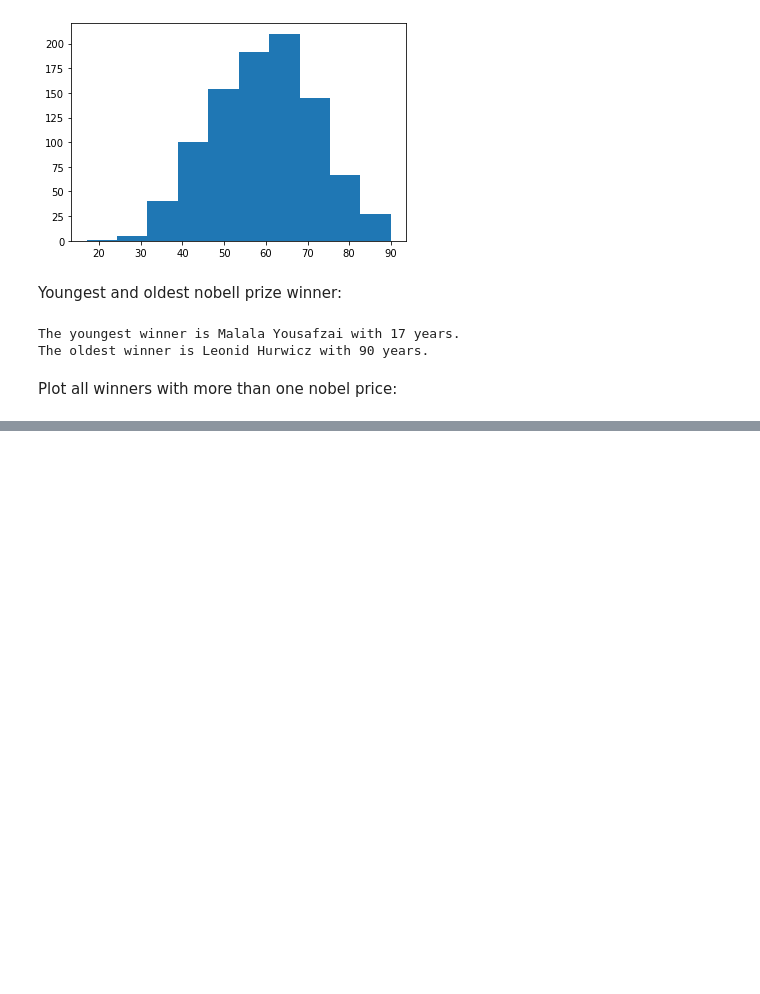
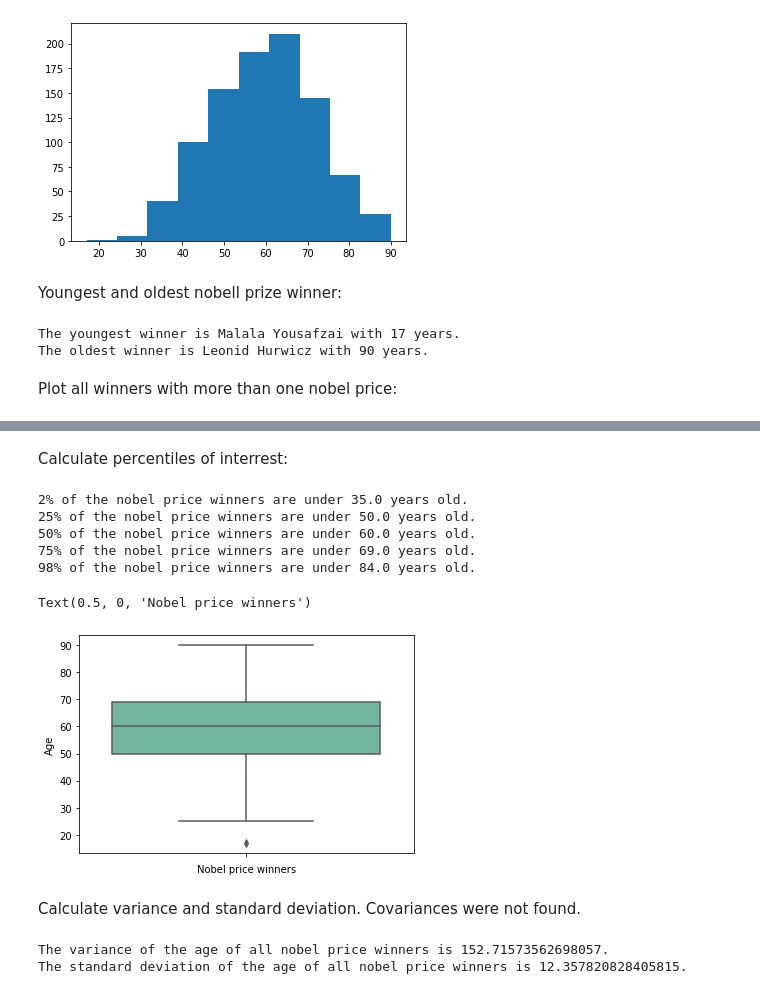
Before and after one commit to florianfrey1/vorlesung-data-science, a Jupyter notebook: nobel-prices/nobel-prices.ipynb, the cells around one changed output, grey strips where cells are left out. Saved outputs shown, nothing was run; the diff lists cells and outputs as text; code cells hidden in the pictures; blank space fills up the shorter version.

```diff
--- a/nobel-prices/nobel-prices.ipynb
+++ b/nobel-prices/nobel-prices.ipynb
@@ -108,0 +125,38 @@ plt.plot()
+# %% [markdown]
+Calculate percentiles of interrest:
+# %%
+# define a sequence of interresting percentiles
+sequenceOfPercentiles = [2, 25, 50, 75, 98]
+
+# calculate the percentiles for the age of the nobel price winners
+percentiles = np.percentile(ages, sequenceOfPercentiles)
+
+# print the percentiles to the console
+for percentile, age in enumerate(percentiles):
+    print(f'{sequenceOfPercentiles[percentile]}% of the nobel price winners are under {age} years old.')
+
+# show the box plot for the distribution of the age of the nobel price winners
+ax = sns.boxplot(y=ages, palette="Set2")
+ax.set_xlabel('Nobel price winners')
+# %% [output]
+2% of the nobel price winners are under 35.0 years old.
+25% of the nobel price winners are under 50.0 years old.
+50% of the nobel price winners are under 60.0 years old.
+75% of the nobel price winners are under 69.0 years old.
+98% of the nobel price winners are under 84.0 years old.
+Text(0.5, 0, 'Nobel price winners')
+[figure, added]
+# %% [markdown]
+Calculate variance and standard deviation. Covariances were not found.
+# %%
+# calculate variance of ages
+varianceOfAges = np.var(ages)
+
+# calculate standard deviation of ages
+standardDeviationOfAges = np.std(ages)
+
+print(f'The variance of the age of all nobel price winners is {varianceOfAges}.')
+print(f'The standard deviation of the age of all nobel price winners is {standardDeviationOfAges}.')
+# %% [output]
+The variance of the age of all nobel price winners is 152.71573562698057.
+The standard deviation of the age of all nobel price winners is 12.357820828405815.
```
Also changed, not shown: parts of 11 cells of this notebook.
